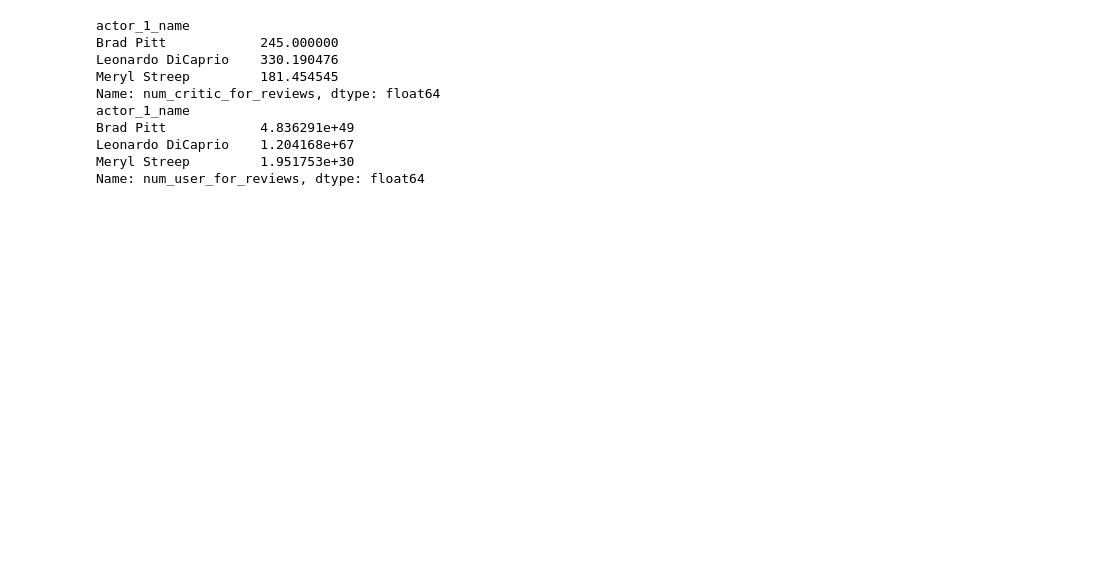
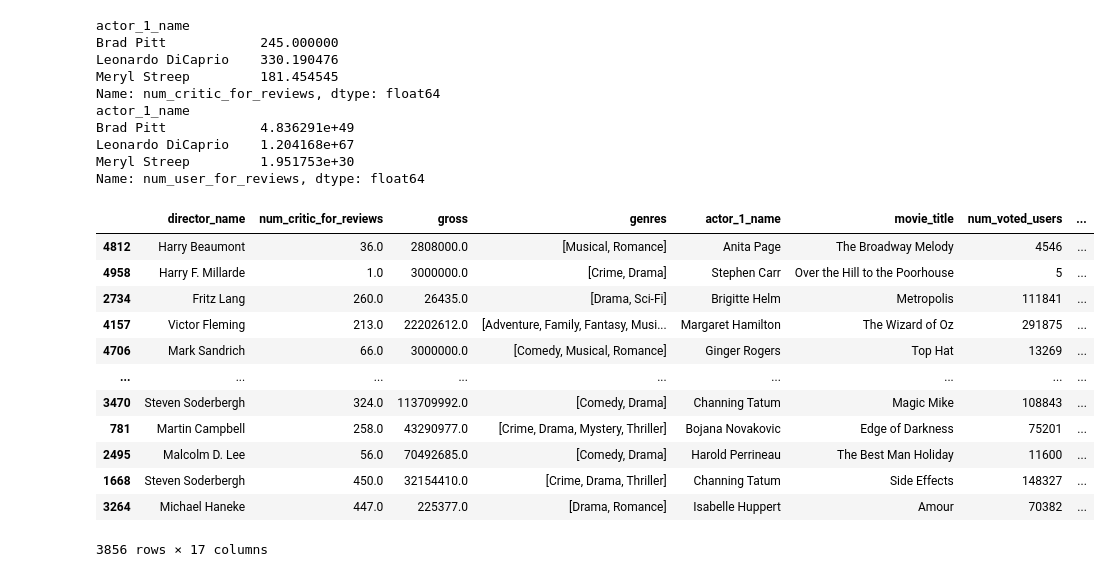
Before and after one commit to nandinisonar18/IMDB-Movie-Analysis, a Jupyter notebook: IMDB_Movie_Analysis.ipynb, the cells around one changed output. Drawn from its saved outputs; the diff is of its cells as text; code cells hidden in the pictures; blank space fills up the shorter version.

```diff
--- a/IMDB_Movie_Analysis.ipynb
+++ b/IMDB_Movie_Analysis.ipynb
@@ -416,3 +416,22 @@ Brad Pitt            4.836291e+49
 Leonardo DiCaprio    1.204168e+67
 Meryl Streep         1.951753e+30
 Name: num_user_for_reviews, dtype: float64
+# %%
+movies['decade']=movies['title_year'].apply(lambda x: (x//10) *10).astype(np.int64)
+movies['decade']=movies['decade'].astype(str)+'s'
+movies=movies.sort_values(['decade'])
+movies
+# %% [output]
+|  | director_name | num_critic_for_reviews | gross | genres | actor_1_name | movie_title | num_voted_users | ... |
+| 4812 | Harry Beaumont | 36.0 | 2808000.0 | [Musical, Romance] | Anita Page | The Broadway Melody | 4546 | ... |
+| 4958 | Harry F. Millarde | 1.0 | 3000000.0 | [Crime, Drama] | Stephen Carr | Over the Hill to the Poorhouse | 5 | ... |
+| 2734 | Fritz Lang | 260.0 | 26435.0 | [Drama, Sci-Fi] | Brigitte Helm | Metropolis | 111841 | ... |
+| 4157 | Victor Fleming | 213.0 | 22202612.0 | [Adventure, Family, Fantasy, Musi... | Margaret Hamilton | The Wizard of Oz | 291875 | ... |
+| 4706 | Mark Sandrich | 66.0 | 3000000.0 | [Comedy, Musical, Romance] | Ginger Rogers | Top Hat | 13269 | ... |
+| ... | ... | ... | ... | ... | ... | ... | ... | ... |
+| 3470 | Steven Soderbergh | 324.0 | 113709992.0 | [Comedy, Drama] | Channing Tatum | Magic Mike | 108843 | ... |
+| 781 | Martin Campbell | 258.0 | 43290977.0 | [Crime, Drama, Mystery, Thriller] | Bojana Novakovic | Edge of Darkness | 75201 | ... |
+| 2495 | Malcolm D. Lee | 56.0 | 70492685.0 | [Comedy, Drama] | Harold Perrineau | The Best Man Holiday | 11600 | ... |
+| 1668 | Steven Soderbergh | 450.0 | 32154410.0 | [Crime, Drama, Thriller] | Channing Tatum | Side Effects | 148327 | ... |
+| 3264 | Michael Haneke | 447.0 | 225377.0 | [Drama, Romance] | Isabelle Huppert | Amour | 70382 | ... |
+3856 rows × 17 columns
```
Also changed, not shown: parts of 2 cells of this notebook.
